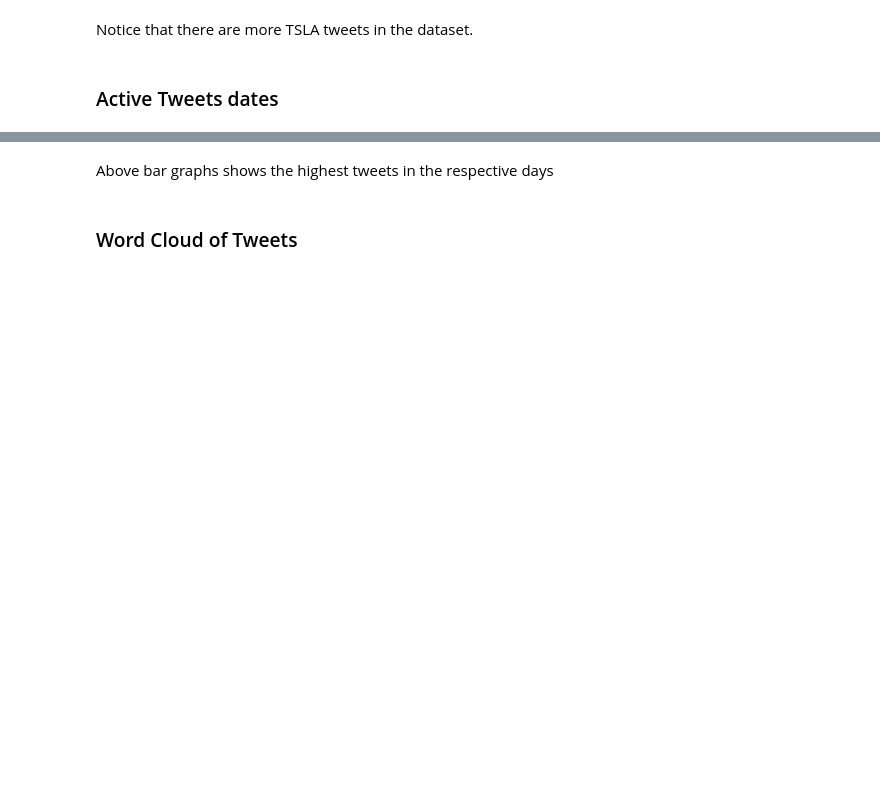
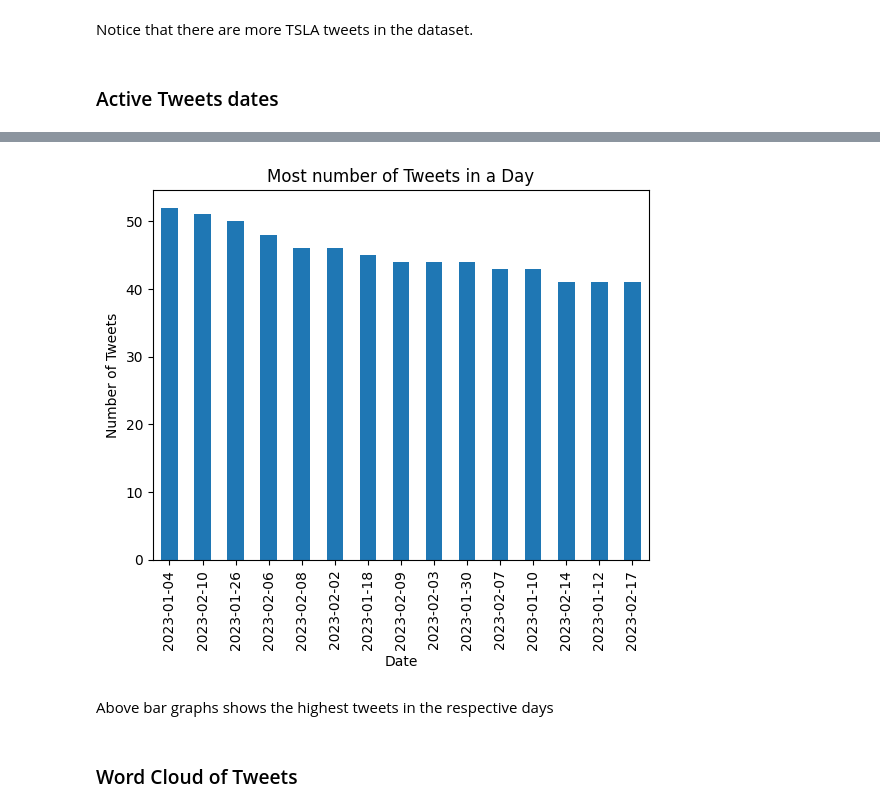
Before and after one commit to erictan23/TwitterIR, a Jupyter notebook: SentimentalAnalysis.ipynb, the cells around one changed output, grey strips where cells are left out. Saved outputs shown, nothing was run; the diff lists cells and outputs as text; code cells hidden in the pictures; blank space fills up the shorter version.

```diff
--- a/SentimentalAnalysis.ipynb
+++ b/SentimentalAnalysis.ipynb
@@ -394,3 +558,14 @@ plt.show()
+# %%
+count = filterCrawledTweets["date"].value_counts(ascending = False)
+count
+filterCounts = count[:15]
+filterCounts.plot(kind = "bar")
+plt.title("Most number of Tweets in a Day")
+plt.ylabel("Number of Tweets")
+plt.xlabel("Date")
+plt.show()
+# %% [output]
+[figure, added]
 # %% [markdown]
 Above bar graphs shows the highest tweets in the respective days
 # %% [markdown]
```
Also changed, not shown: parts of 302 cells of this notebook.
